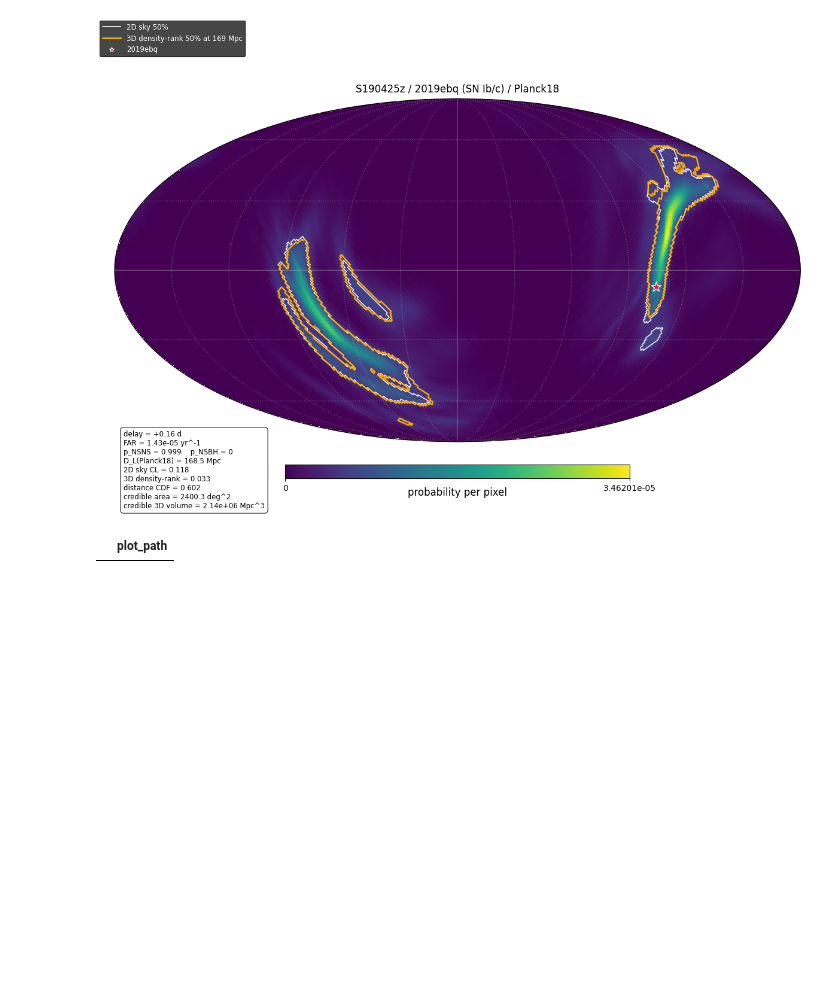
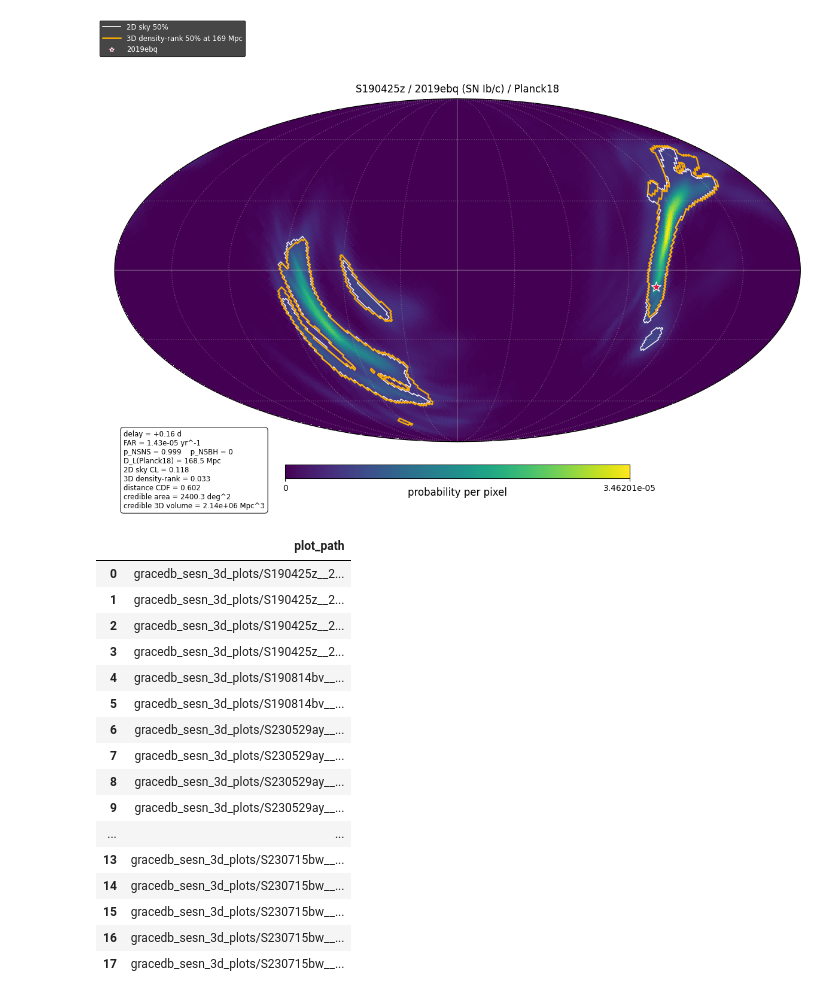
Before and after one commit to CMU-MMA/desi-alert-augmentation-pipeline, a Jupyter notebook: docs/notebooks/gracedb_sesn_refactor.ipynb, the cells around one changed output. Cells and saved outputs as stored; diff of their text form; code cells hidden in the pictures; blank space fills up the shorter version.

```diff
--- a/docs/notebooks/gracedb_sesn_refactor.ipynb
+++ b/docs/notebooks/gracedb_sesn_refactor.ipynb
@@ -270,11 +270,25 @@ PosixPath('gracedb_sesn_3d_plots/S190425z__2019ebq__Planck18.png')
 # %%
 plot_paths = []
 if not coincidence_sne.empty:
     for i, row in coincidence_sne.iterrows():
-        if i > 0:
-            break
-        plot_paths.append(plot_3d_coincidence(row, gracedb_events, show=True))
+        plot_paths.append(plot_3d_coincidence(row, gracedb_events))
 
 pd.DataFrame({"plot_path": [str(path) for path in plot_paths]})
 # %% [output]
 |  | plot_path |
+| 0 | gracedb_sesn_3d_plots/S190425z__2... |
+| 1 | gracedb_sesn_3d_plots/S190425z__2... |
+| 2 | gracedb_sesn_3d_plots/S190425z__2... |
+| 3 | gracedb_sesn_3d_plots/S190425z__2... |
+| 4 | gracedb_sesn_3d_plots/S190814bv__... |
+| 5 | gracedb_sesn_3d_plots/S190814bv__... |
+| 6 | gracedb_sesn_3d_plots/S230529ay__... |
+| 7 | gracedb_sesn_3d_plots/S230529ay__... |
+| 8 | gracedb_sesn_3d_plots/S230529ay__... |
+| 9 | gracedb_sesn_3d_plots/S230529ay__... |
+| ... | ... |
+| 13 | gracedb_sesn_3d_plots/S230715bw__... |
+| 14 | gracedb_sesn_3d_plots/S230715bw__... |
+| 15 | gracedb_sesn_3d_plots/S230715bw__... |
+| 16 | gracedb_sesn_3d_plots/S230715bw__... |
+| 17 | gracedb_sesn_3d_plots/S230715bw__... |
```
Also changed, not shown: parts of 5 cells of this notebook.
